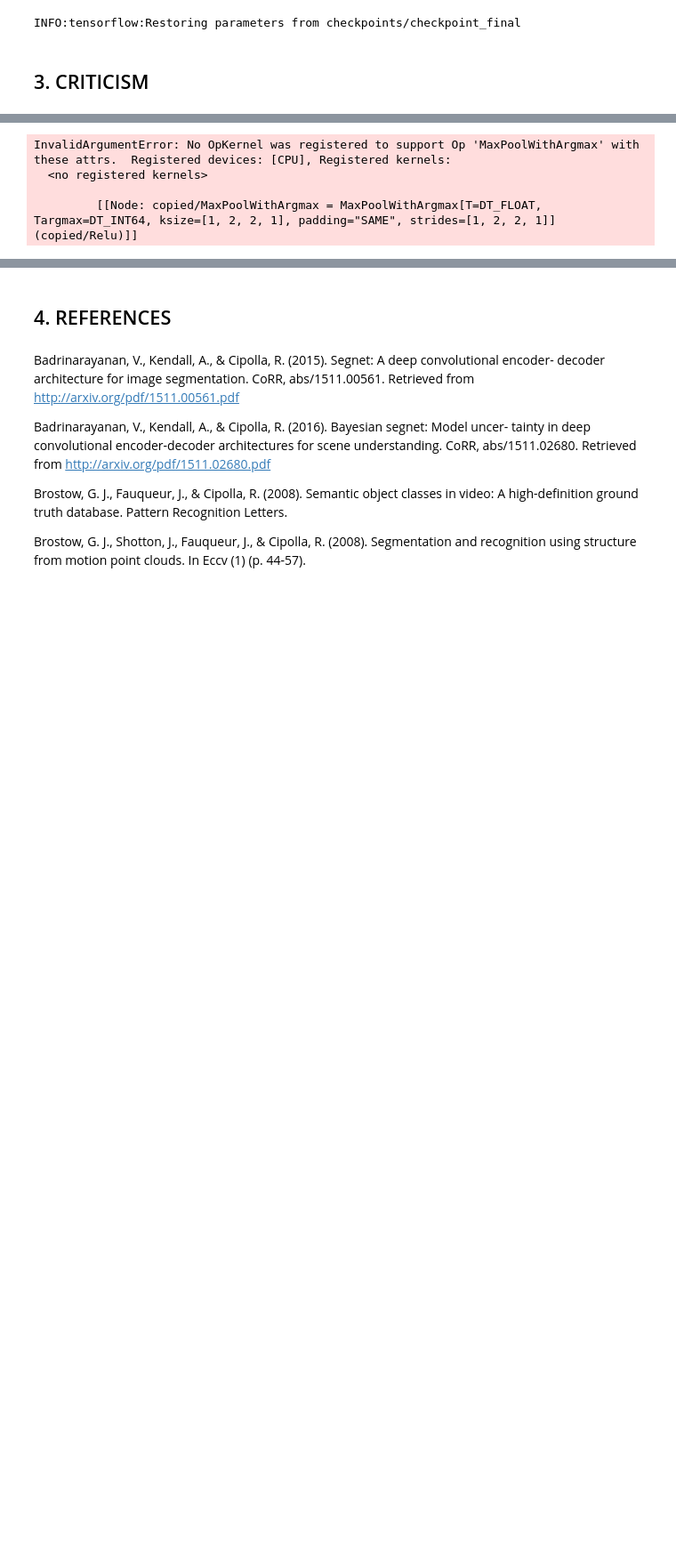
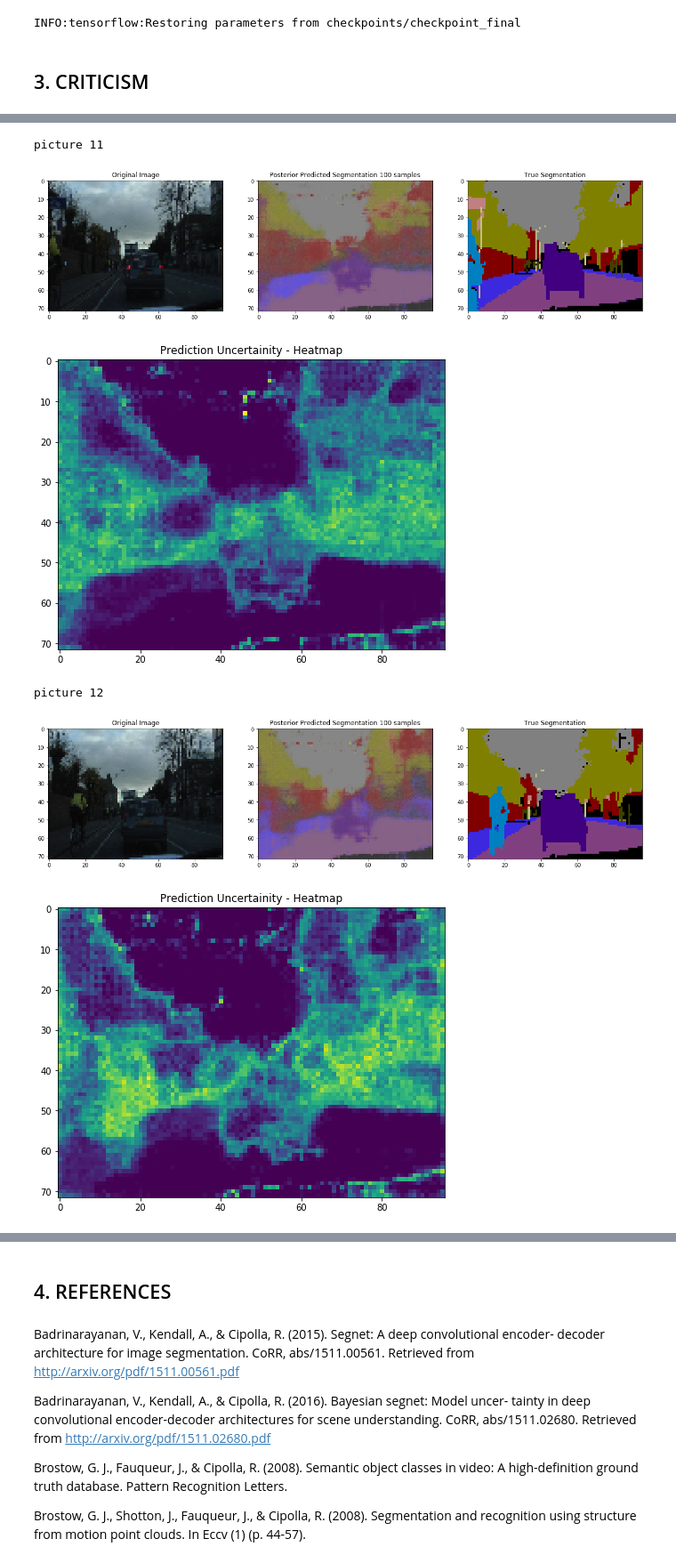
Before and after one commit to Arvinds-ds/segnet, a Jupyter notebook: Bayesian Semantic Segmentation.ipynb, the cells around one changed output, grey strips where cells are left out. Shown at 89% size. Drawn from its saved outputs; the diff is of its cells as text; code cells hidden in the pictures; blank space fills up the shorter version.

Commit message:
Added Criticism explanation and new function

```diff
--- a/Bayesian Semantic Segmentation.ipynb
+++ b/Bayesian Semantic Segmentation.ipynb
@@ -323,3 +362,40 @@ def criticism(predicted_mask, latent_dict, data_iterator, num_samples, ppc_nsamp
                 plot_uncertainity_from_posterior(ppc,idx,ppc_nsamples)
         if plot_one_batch_only:
             break
+# %%
+def selected_criticism(predicted_mask, latent_dict, data_iterator, num_samples, ppc_nsamples=100,
+              plot_one_batch_only = False, plot_random_index_per_batch=False,idx_to_show=[11,12,13]):
+    predicted_mask_post = ed.copy(predicted_mask, latent_dict)
+    predicted_mask_post_samples = predicted_mask_post.sample(ppc_nsamples)
+    sess = ed.get_session()
+    sess.run(data_iterator.initializer)
+    num_batches = num_samples // TRAIN_BATCH_SIZE
+    for i in range(num_batches):
+        images, labels = sess.run(data_iterator.get_next())
+        ppc=sess.run(predicted_mask_post_samples,
+                 feed_dict={inputs: images, predicted_mask: labels, is_training: True})
+
+        if plot_random_index_per_batch:
+            idx = np.random.choice(TRAIN_BATCH_SIZE,size=1)[0]
+            print(idx)
+            fig, ax = plt.subplots(1,3,figsize=(10,12))
+            for j in range(ppc_nsamples):
+                bayes_visualize_image_annot(images[idx], labels[idx],ppc[j,idx],ax, n_samples=ppc_nsamples)
+            plot_uncertainity_from_posterior(ppc,idx,ppc_nsamples)
+        else:
+            if len(idx_to_show) == 0:
+                for idx in range(TRAIN_BATCH_SIZE):
+                    fig, ax = plt.subplots(1,3,figsize=(10,12))
+                    for j in range(ppc_nsamples):
+                        bayes_visualize_image_annot(images[idx], labels[idx],ppc[j,idx],ax, n_samples=ppc_nsamples)
+                    plot_uncertainity_from_posterior(ppc,idx,ppc_nsamples)
+            else:
+                for idx in idx_to_show:
+                    print('picture {}'.format(idx))
+                    fig, ax = plt.subplots(1,3,figsize=(20,15))
+                    for j in range(ppc_nsamples):
+                        bayes_visualize_image_annot(images[idx], labels[idx],ppc[j,idx],ax, n_samples=ppc_nsamples)
+                    plot_uncertainity_from_posterior(ppc,idx,ppc_nsamples)
+
+        if plot_one_batch_only:
+            break
@@ -326,8 +408,13 @@ def criticism(predicted_mask, latent_dict, data_iterator, num_samples, ppc_nsamp
 # %%
-criticism(predicted_mask, latent_dict, test_iterator,NUM_TEST, plot_one_batch_only=True,
-          plot_random_index_per_batch=False)
+# criticism(predicted_mask, latent_dict, test_iterator,NUM_TEST, plot_one_batch_only=True,
+#          plot_random_index_per_batch=False)
+
+selected_criticism(predicted_mask, latent_dict, test_iterator,NUM_TEST, plot_one_batch_only=True,
+          plot_random_index_per_batch=False,idx_to_show=[11,12,13])
 # %% [output]
-InvalidArgumentError: No OpKernel was registered to support Op 'MaxPoolWithArgmax' with these attrs.  Registered devices: [CPU], Registered kernels:
-  <no registered kernels>
-
-         [[Node: copied/MaxPoolWithArgmax = MaxPoolWithArgmax[T=DT_FLOAT, Targmax=DT_INT64, ksize=[1, 2, 2, 1], padding="SAME", strides=[1, 2, 2, 1]](copied/Relu)]]
+picture 11
+[figure, added]
+[figure, added]
+picture 12
+[figure, added]
+[figure, added]
```
Also changed, not shown: parts of 11 cells of this notebook.
